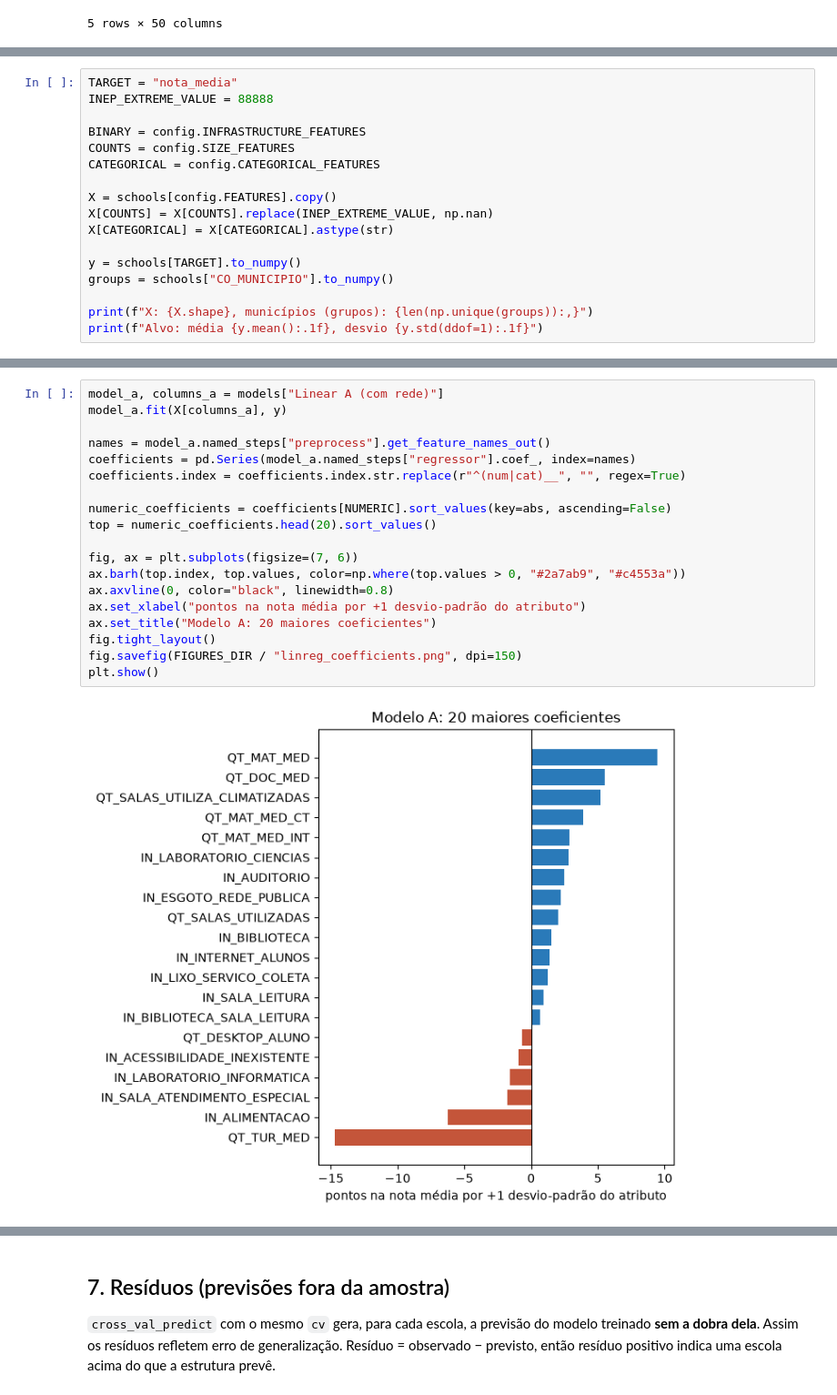
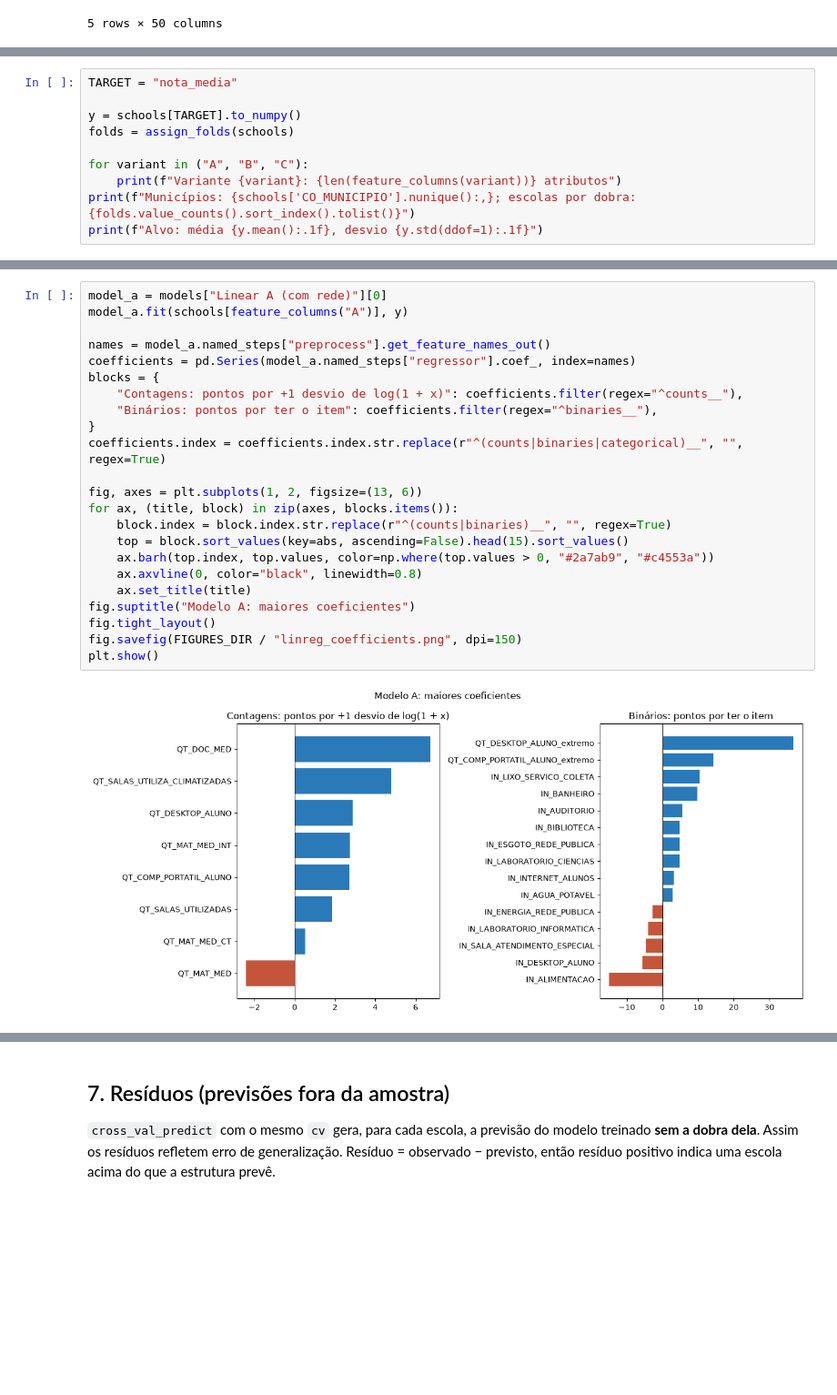
Before and after one commit to emersonheto/enem-school-performance, a Jupyter notebook: notebooks/01_regressao_linear.ipynb, the cells around one changed output, grey strips where cells are left out. Shown at 91% size. Saved outputs shown, nothing was run; the diff lists cells and outputs as text; blank space fills up the shorter version.

Commit message:
refactor: usa o pré-processamento e as dobras compartilhados no notebook da regressão linear e adiciona a variante C

```diff
--- a/notebooks/01_regressao_linear.ipynb
+++ b/notebooks/01_regressao_linear.ipynb
@@ -126,18 +123,11 @@ Dois tratamentos são aplicados **antes** da validação cruzada. Ambos são reg
 # %%
 TARGET = "nota_media"
-INEP_EXTREME_VALUE = 88888
-
-BINARY = config.INFRASTRUCTURE_FEATURES
-COUNTS = config.SIZE_FEATURES
-CATEGORICAL = config.CATEGORICAL_FEATURES
-
-X = schools[config.FEATURES].copy()
-X[COUNTS] = X[COUNTS].replace(INEP_EXTREME_VALUE, np.nan)
-X[CATEGORICAL] = X[CATEGORICAL].astype(str)
 
 y = schools[TARGET].to_numpy()
-groups = schools["CO_MUNICIPIO"].to_numpy()
+folds = assign_folds(schools)
 
-print(f"X: {X.shape}, municípios (grupos): {len(np.unique(groups)):,}")
+for variant in ("A", "B", "C"):
+    print(f"Variante {variant}: {len(feature_columns(variant))} atributos")
+print(f"Municípios: {schools['CO_MUNICIPIO'].nunique():,}; escolas por dobra: {folds.value_counts().sort_index().tolist()}")
 print(f"Alvo: média {y.mean():.1f}, desvio {y.std(ddof=1):.1f}")
 # %% [output]
@@ -265,24 +253,28 @@ Para interpretar, ajustamos o modelo A em **todas** as escolas (a avaliação j
 # %%
-model_a, columns_a = models["Linear A (com rede)"]
-model_a.fit(X[columns_a], y)
+model_a = models["Linear A (com rede)"][0]
+model_a.fit(schools[feature_columns("A")], y)
 
 names = model_a.named_steps["preprocess"].get_feature_names_out()
 coefficients = pd.Series(model_a.named_steps["regressor"].coef_, index=names)
-coefficients.index = coefficients.index.str.replace(r"^(num|cat)__", "", regex=True)
+blocks = {
+    "Contagens: pontos por +1 desvio de log(1 + x)": coefficients.filter(regex="^counts__"),
+    "Binários: pontos por ter o item": coefficients.filter(regex="^binaries__"),
+}
+coefficients.index = coefficients.index.str.replace(r"^(counts|binaries|categorical)__", "", regex=True)
 
-numeric_coefficients = coefficients[NUMERIC].sort_values(key=abs, ascending=False)
-top = numeric_coefficients.head(20).sort_values()
-
-fig, ax = plt.subplots(figsize=(7, 6))
-ax.barh(top.index, top.values, color=np.where(top.values > 0, "#2a7ab9", "#c4553a"))
-ax.axvline(0, color="black", linewidth=0.8)
-ax.set_xlabel("pontos na nota média por +1 desvio-padrão do atributo")
-ax.set_title("Modelo A: 20 maiores coeficientes")
+fig, axes = plt.subplots(1, 2, figsize=(13, 6))
+for ax, (title, block) in zip(axes, blocks.items()):
+    block.index = block.index.str.replace(r"^(counts|binaries)__", "", regex=True)
+    top = block.sort_values(key=abs, ascending=False).head(15).sort_values()
+    ax.barh(top.index, top.values, color=np.where(top.values > 0, "#2a7ab9", "#c4553a"))
+    ax.axvline(0, color="black", linewidth=0.8)
+    ax.set_title(title)
+fig.suptitle("Modelo A: maiores coeficientes")
 fig.tight_layout()
 fig.savefig(FIGURES_DIR / "linreg_coefficients.png", dpi=150)
 plt.show()
 # %% [output]
-[figure, old version]
+[figure, new version]
 # %%
 # Coeficientes da rede, relativos à rede estadual (a maior).
 rede = coefficients.filter(like="TP_DEPENDENCIA_")
```
Also changed, not shown: parts of 16 cells of this notebook, 5 other files.
